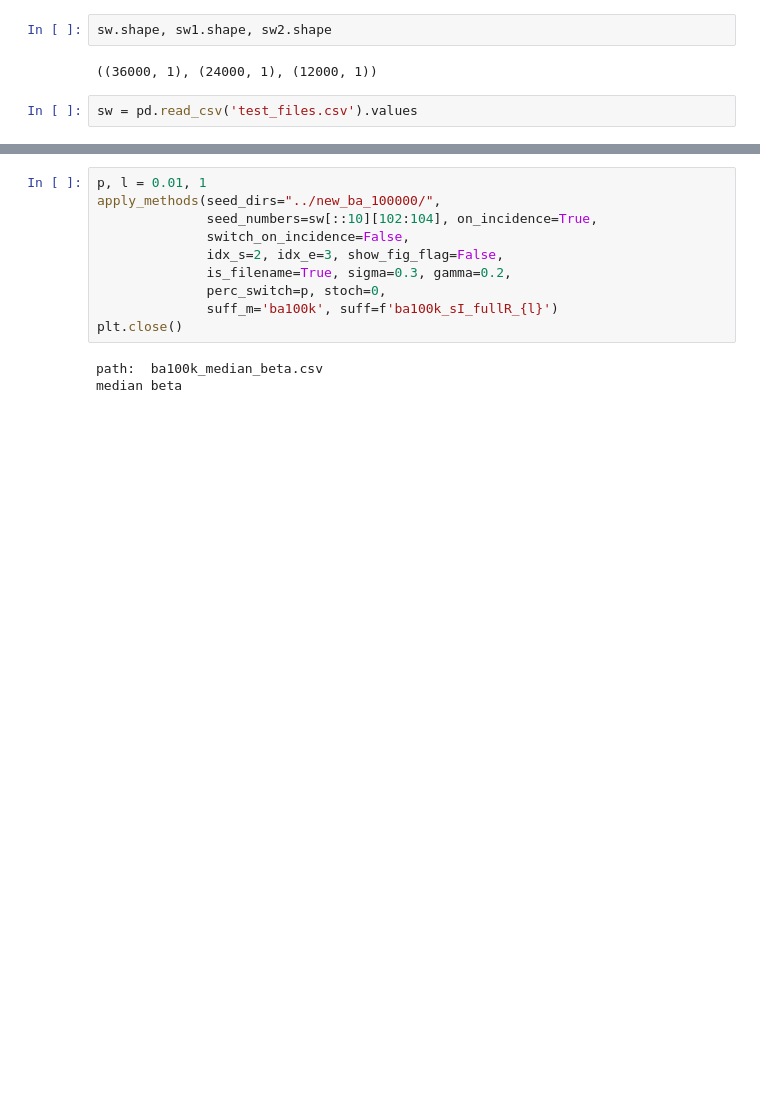
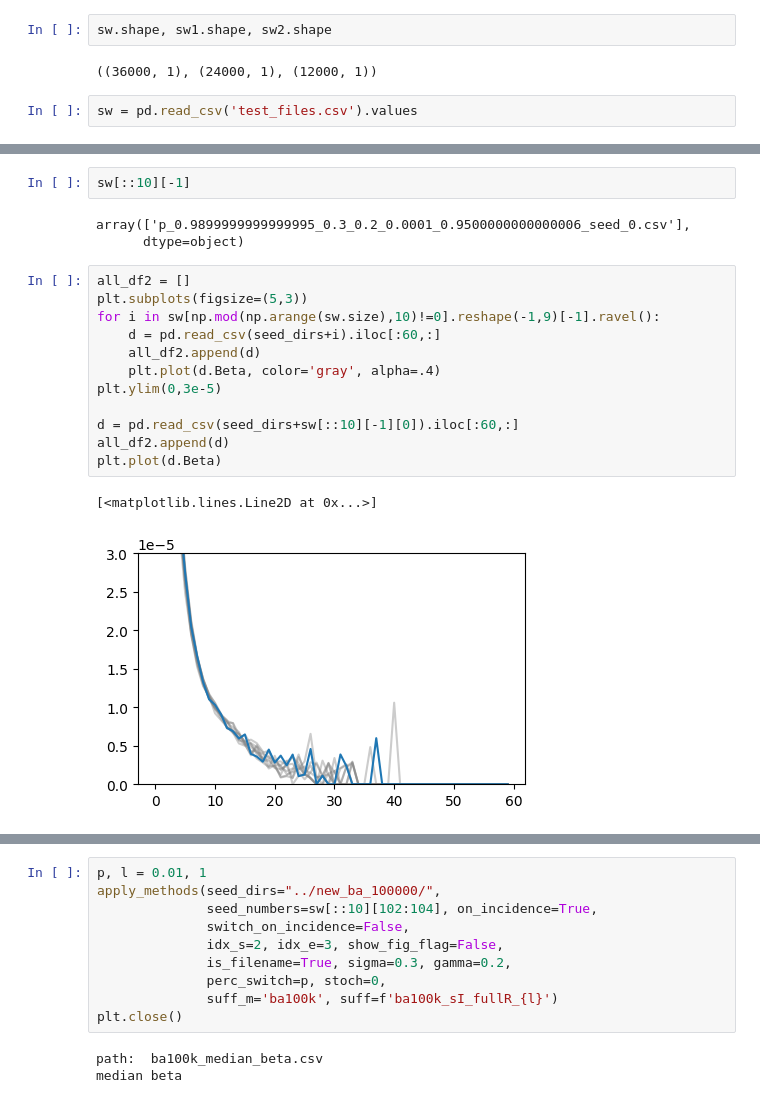
Before and after one commit to Mpkosh/network_hybrid_33, a Jupyter notebook: apply_and_see-Copy1.ipynb, the cells around one changed output, grey strips where cells are left out. Drawn from its saved outputs; the diff is of its cells as text; blank space fills up the shorter version.

```diff
--- a/apply_and_see-Copy1.ipynb
+++ b/apply_and_see-Copy1.ipynb
@@ -134,0 +169,20 @@ sw = pd.read_csv('test_files.csv').values
+# %%
+sw[::10][-1]
+# %% [output]
+array(['p_0.9899999999999995_0.3_0.2_0.0001_0.9500000000000006_seed_0.csv'],
+      dtype=object)
+# %%
+all_df2 = []
+plt.subplots(figsize=(5,3))
+for i in sw[np.mod(np.arange(sw.size),10)!=0].reshape(-1,9)[-1].ravel():
+    d = pd.read_csv(seed_dirs+i).iloc[:60,:]
+    all_df2.append(d)
+    plt.plot(d.Beta, color='gray', alpha=.4)
+plt.ylim(0,3e-5)
+
+d = pd.read_csv(seed_dirs+sw[::10][-1][0]).iloc[:60,:]
+all_df2.append(d)
+plt.plot(d.Beta)
+# %% [output]
+[<matplotlib.lines.Line2D at 0x...>]
+[figure, added]
```
Also changed, not shown: parts of 11 cells of this notebook, 24 other files.
